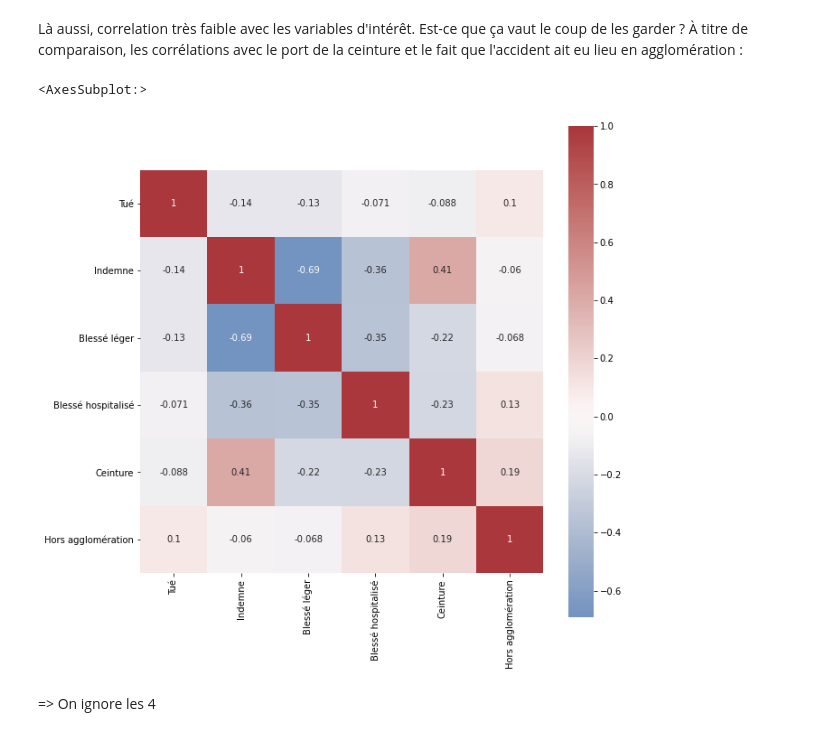
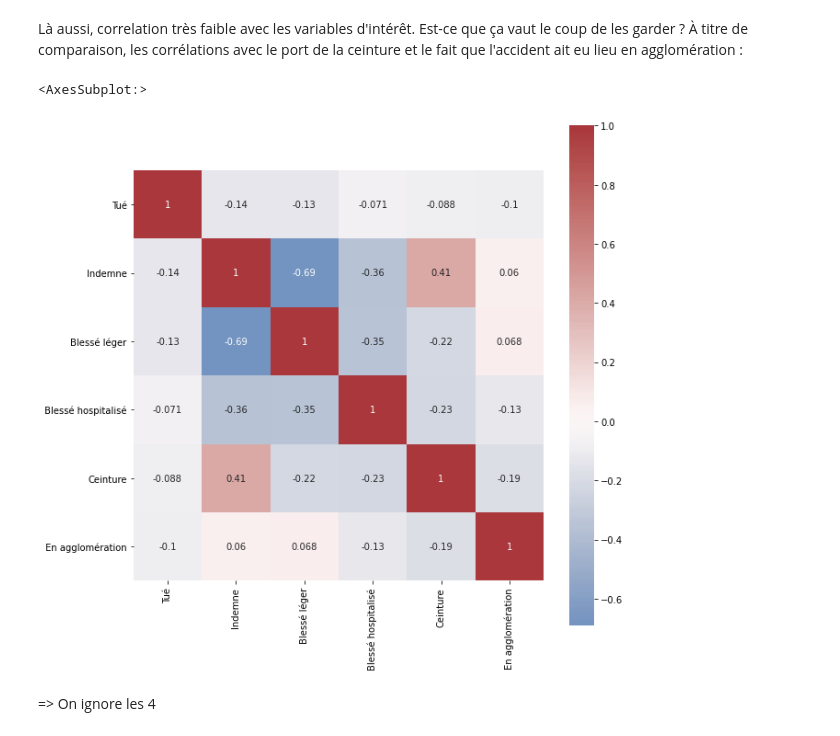
Before and after one commit to erwan-auchere/Projet-Python, a Jupyter notebook: conversion-variables.ipynb, the cells around one changed output. Saved outputs shown, nothing was run; the diff lists cells and outputs as text; code cells hidden in the pictures.

```diff
--- a/conversion-variables.ipynb
+++ b/conversion-variables.ipynb
@@ -207,8 +208,7 @@ categories = {
 # %%
 for var, mods in categories.items():
     for label, values in mods.items():
-        if not label.startswith('_'):
-            data[label] = data[var].isin(values).astype(int)
+        data[label] = data[var].isin(values).astype(int)
     data.drop(inplace=True, columns=[var])
 data.head()
 # %% [output]
@@ -249,10 +246,0 @@ On élimine les modalités les moins fréquentes (sauf pour `grav`), pour que la
-# %%
-for var, mods in categories.items():
-    if var != 'grav':
-        minimum = 14_000
-        for mod in mods:
-            if minimum > (n:= data[mod].sum()):
-                minimum = n
-                to_eliminate = mod
-        data.drop(inplace=True, columns=mod)
-data.head()
@@ -267,3 +247,5 @@ data.head()
+# %%
+data.drop(inplace=True, columns=[variable for variable in data.columns.tolist() if variable.startswith('_')])
 # %% [markdown]
 Il faut encore gérer les variables non-catégorielles : `an_nais`, `jour`, `mois`, `hrmn`, `dep`, `com`, `lat`, `long`, `nbv`, `pr`, `pr1` et `vma`
 # %% [markdown]
@@ -345,12 +327,12 @@ sns.heatmap(data=corr, annot=corr, cmap='vlag', center=0, square=True)
 # %% [markdown]
 Là aussi, correlation très faible avec les variables d'intérêt. Est-ce que ça vaut le coup de les garder ? À titre de comparaison, les corrélations avec le port de la ceinture et le fait que l'accident ait eu lieu en agglomération :
 # %%
-corr = data[['Tué', 'Indemne', 'Blessé léger', 'Blessé hospitalisé', 'Ceinture', 'Hors agglomération']].corr()
+corr = data[['Tué', 'Indemne', 'Blessé léger', 'Blessé hospitalisé', 'Ceinture', 'En agglomération']].corr()
 fig, ax = plt.subplots(figsize=(10,10))
 sns.heatmap(data=corr, annot=corr, cmap='vlag', center=0, square=True)
 # %% [output]
 <AxesSubplot:>
-[figure, old version]
+[figure, new version]
 # %% [markdown]
 => On ignore les 4
 # %%
```
Also changed, not shown: parts of 7 cells of this notebook, 2 other files.
